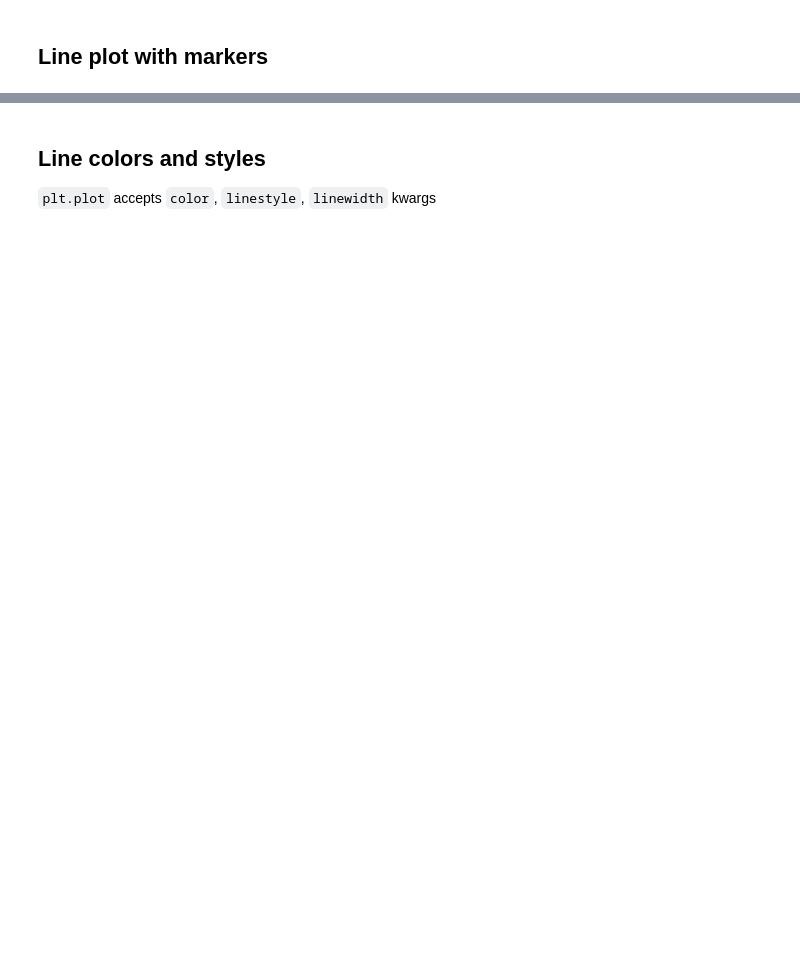
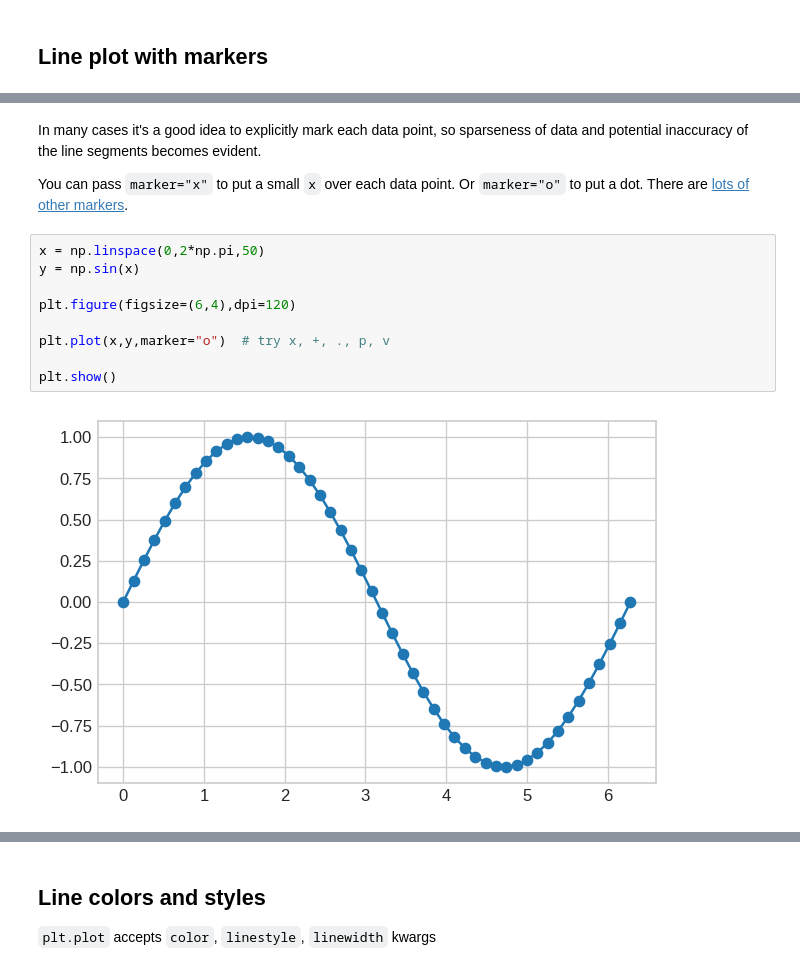
Before and after one commit to emilydumas/mcs275spring2023, a Jupyter notebook: samplecode/numpy/mpl_demo.ipynb, the cells around one changed output, grey strips where cells are left out. Cells and saved outputs as stored; diff of their text form; blank space fills up the shorter version.

```diff
--- a/samplecode/numpy/mpl_demo.ipynb
+++ b/samplecode/numpy/mpl_demo.ipynb
@@ -31,0 +93,15 @@ Set up a `plt.figure`, actually ask for it to be shown with `plt.show()`.
+# %% [markdown]
+In many cases it's a good idea to explicitly mark each data point, so sparseness of data and potential inaccuracy of the line segments becomes evident.
+
+You can pass `marker="x"` to put a small `x` over each data point.  Or `marker="o"` to put a dot.  There are [lots of other markers](https://matplotlib.org/stable/api/markers_api.html).
+# %%
+x = np.linspace(0,2*np.pi,50)
+y = np.sin(x)
+
+plt.figure(figsize=(6,4),dpi=120)
+
+plt.plot(x,y,marker="o")  # try x, +, ., p, v
+
+plt.show()
+# %% [output]
+[figure, added]
```
Also changed, not shown: parts of 38 cells of this notebook.
